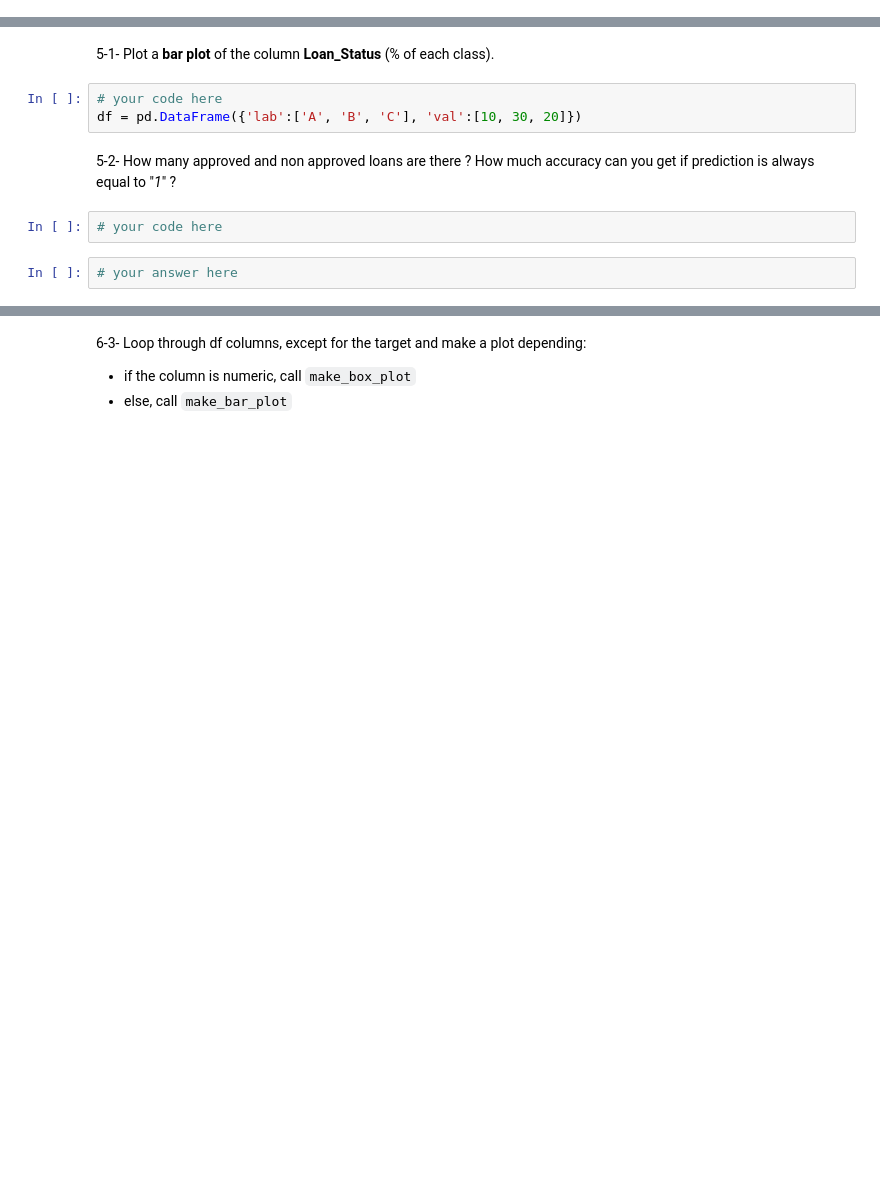
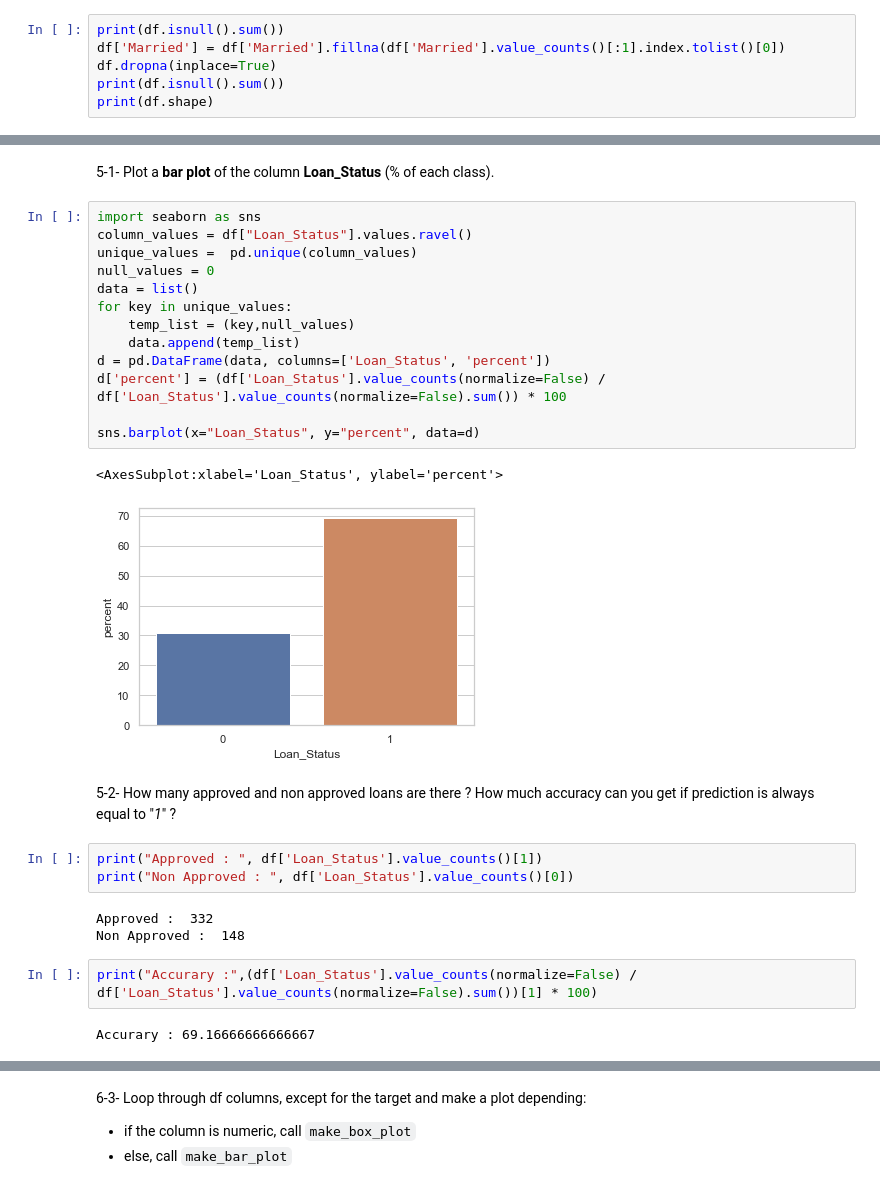
Before and after one commit to lagentcooper/Machine-Learning-Labs, a Jupyter notebook: lab4/RegressionLogistic Lab.ipynb, the cells around one changed output, grey strips where cells are left out. Saved outputs shown, nothing was run; the diff lists cells and outputs as text; blank space fills up the shorter version.

```diff
--- a/lab4/RegressionLogistic Lab.ipynb
+++ b/lab4/RegressionLogistic Lab.ipynb
@@ -104,0 +84,6 @@ print(df.shape)
+# %%
+print(df.isnull().sum())
+df['Married'] = df['Married'].fillna(df['Married'].value_counts()[:1].index.tolist()[0])
+df.dropna(inplace=True)
+print(df.isnull().sum())
+print(df.shape)
@@ -108,15 +113,34 @@ assert df.isnull().sum().sum() == 0
 # Data Visualization
 # %% [markdown]
 5-1- Plot a **bar plot** of the column **Loan_Status** (% of each class).
-# %%
-# your code here
-df = pd.DataFrame({'lab':['A', 'B', 'C'], 'val':[10, 30, 20]})
+# %%
+import seaborn as sns
+column_values = df["Loan_Status"].values.ravel()
+unique_values =  pd.unique(column_values)
+null_values = 0
+data = list()
+for key in unique_values:
+    temp_list = (key,null_values)
+    data.append(temp_list)
+d = pd.DataFrame(data, columns=['Loan_Status', 'percent'])
+d['percent'] = (df['Loan_Status'].value_counts(normalize=False) / df['Loan_Status'].value_counts(normalize=False).sum()) * 100
+
+sns.barplot(x="Loan_Status", y="percent", data=d)
+# %% [output]
+<AxesSubplot:xlabel='Loan_Status', ylabel='percent'>
+[figure, added]
 # %% [markdown]
 5-2- How many approved and non approved loans are there ? How much accuracy can you get if prediction is always equal to "*1*" ?
-# %%
-# your code here
-# %%
-# your answer here
+# %%
+print("Approved : ", df['Loan_Status'].value_counts()[1])
+print("Non Approved : ", df['Loan_Status'].value_counts()[0])
+# %% [output]
+Approved :  332
+Non Approved :  148
+# %%
+print("Accurary :",(df['Loan_Status'].value_counts(normalize=False) / df['Loan_Status'].value_counts(normalize=False).sum())[1] * 100)
+# %% [output]
+Accurary : 69.16666666666667
 # %% [markdown]
 6-1- Create a function to be named **make_bar_plot**, which takes two parameters as input: a dataframe df (parameter 1) and a column name (parameter 2). The function must output a borplot of the approval rate `Loan_Status` by value of the column.
 
```
Also changed, not shown: parts of 34 cells of this notebook.
